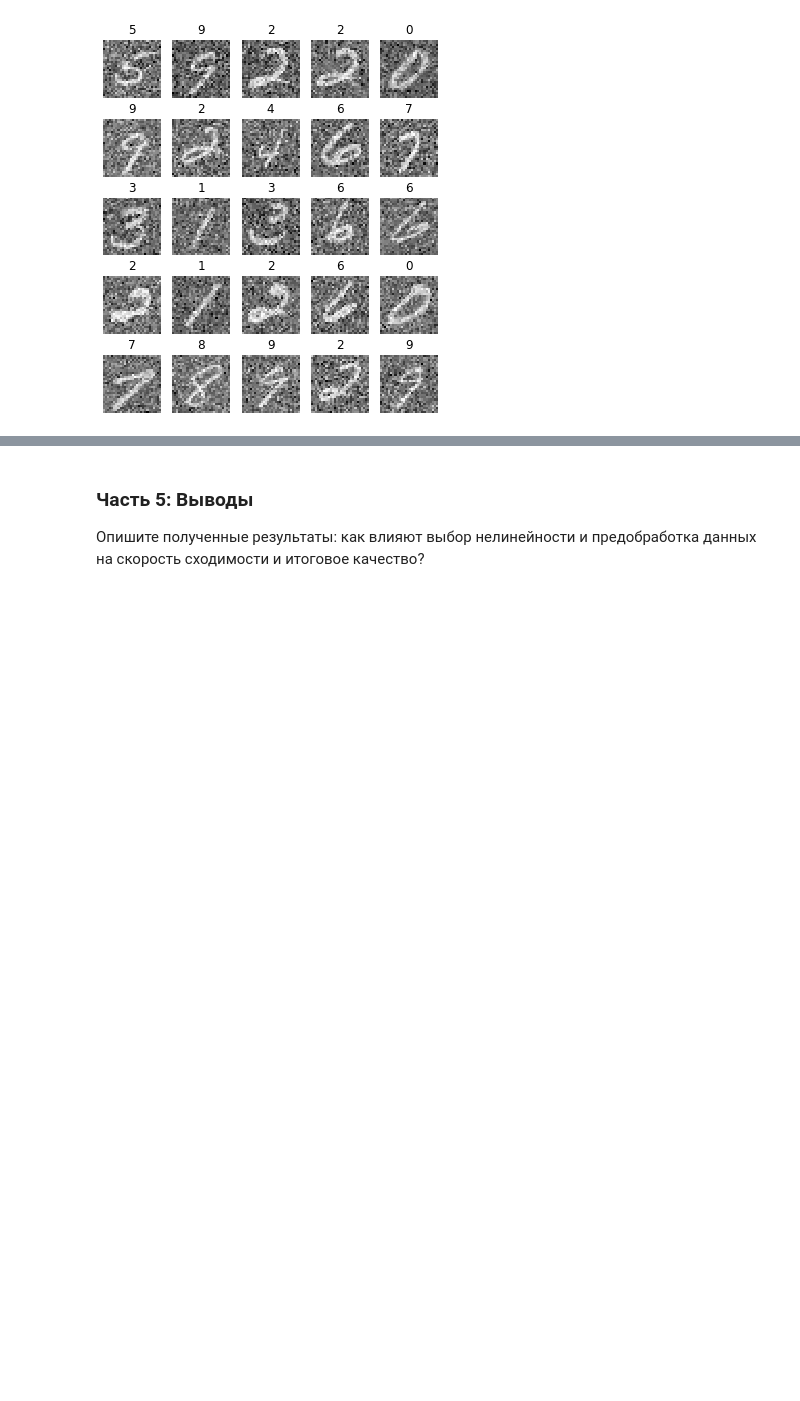
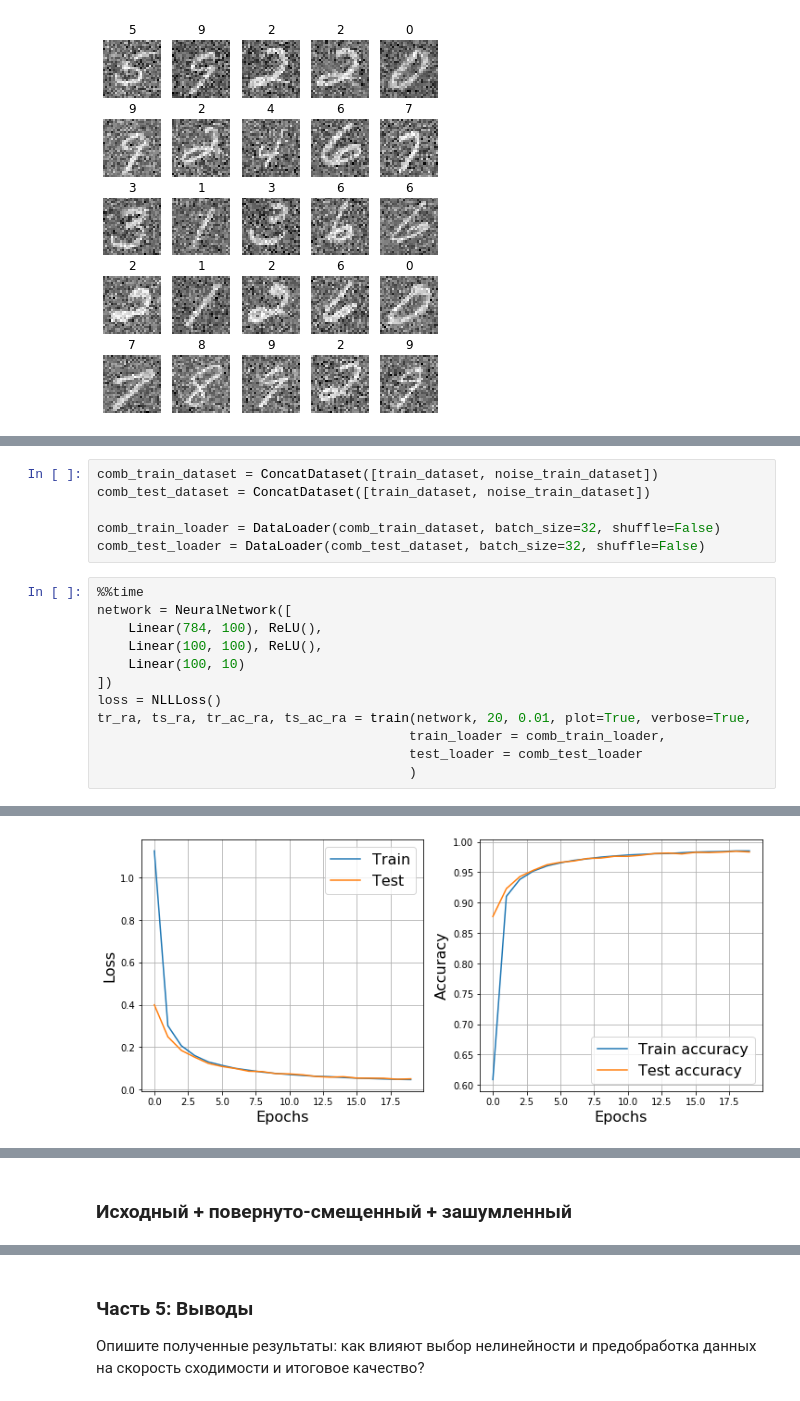
Before and after one commit to excander/neural_networks_sphere_2, a Jupyter notebook: Seminar 2/miklin_2, Back propagation for MNIST.ipynb, the cells around one changed output, grey strips where cells are left out. Drawn from its saved outputs; the diff is of its cells as text; blank space fills up the shorter version.

```diff
--- a/Seminar 2/miklin_2, Back propagation for MNIST.ipynb
+++ b/Seminar 2/miklin_2, Back propagation for MNIST.ipynb
@@ -464,0 +486,19 @@ for i in range(25):
+# %%
+comb_train_dataset = ConcatDataset([train_dataset, noise_train_dataset])
+comb_test_dataset = ConcatDataset([train_dataset, noise_train_dataset])
+
+comb_train_loader = DataLoader(comb_train_dataset, batch_size=32, shuffle=False)
+comb_test_loader = DataLoader(comb_test_dataset, batch_size=32, shuffle=False)
+# %%
+%%time
+network = NeuralNetwork([
+    Linear(784, 100), ReLU(),
+    Linear(100, 100), ReLU(),
+    Linear(100, 10)
+])
+loss = NLLLoss()
+tr_ra, ts_ra, tr_ac_ra, ts_ac_ra = train(network, 20, 0.01, plot=True, verbose=True,
+                                        train_loader = comb_train_loader,
+                                        test_loader = comb_test_loader
+                                        )
+# %% [output]
@@ -464,0 +506 @@ for i in range(25):
+[figure, added]
@@ -464,0 +509,2 @@ for i in range(25):
+# %% [markdown]
+### Исходный + повернуто-смещенный + зашумленный
```
Also changed, not shown: parts of 11 cells of this notebook.
